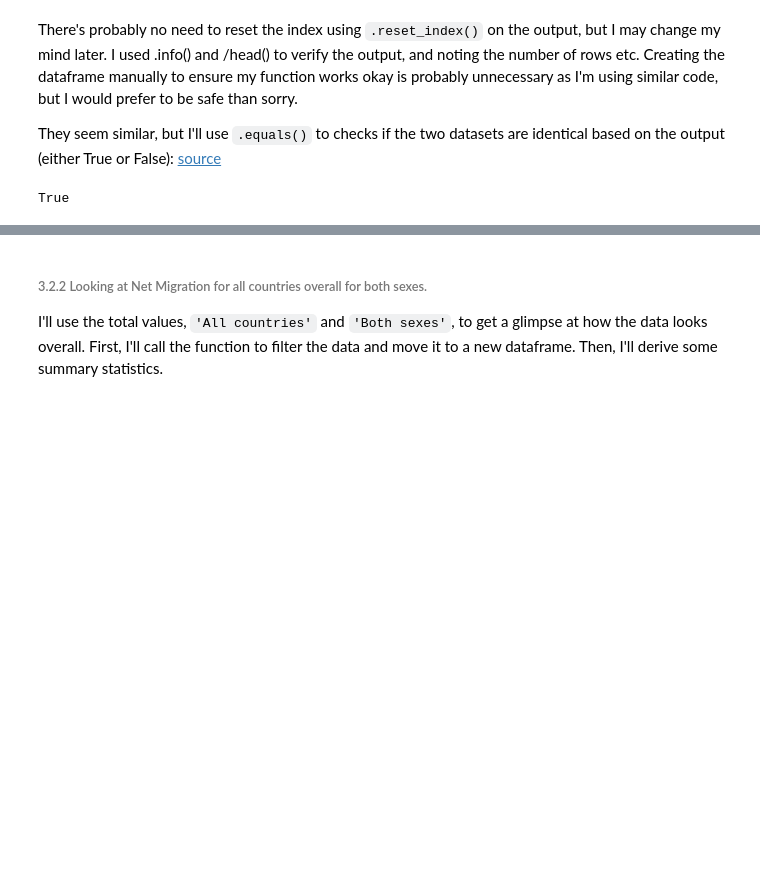
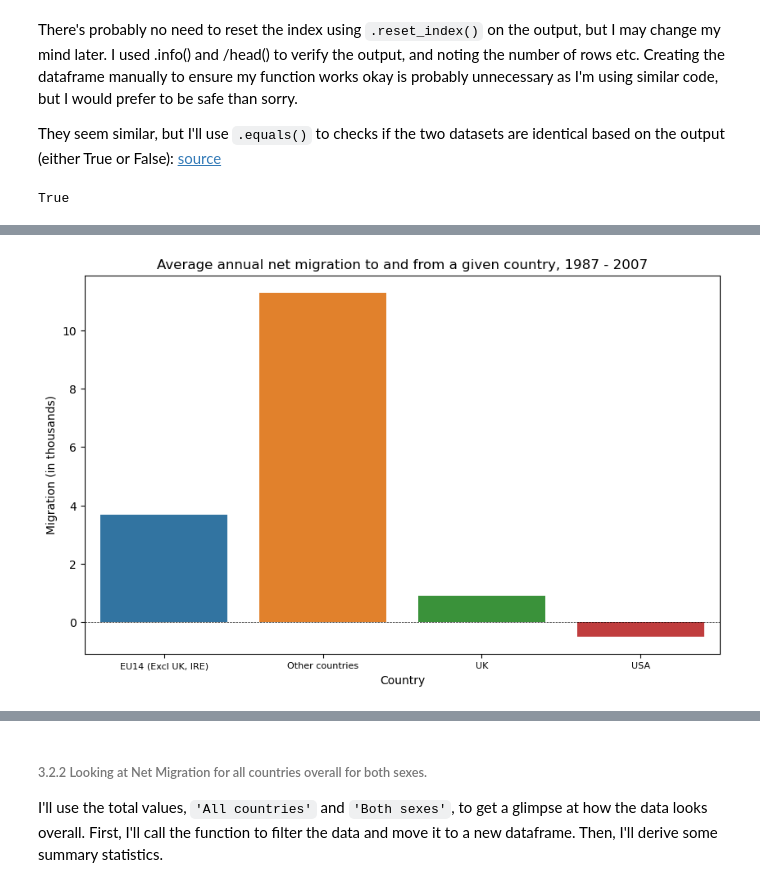
Before and after one commit to EmmaMcC1802/CA1, a Jupyter notebook: CA1_worksheet.ipynb, the cells around one changed output, grey strips where cells are left out. Drawn from its saved outputs; the diff is of its cells as text; code cells hidden in the pictures; blank space fills up the shorter version.

```diff
--- a/CA1_worksheet.ipynb
+++ b/CA1_worksheet.ipynb
@@ -781,0 +719,38 @@ memory usage: 8.1+ KB
+# %%
+net_migration_both_sexes_to_2007 = net_migration_both_sexes[net_migration_both_sexes['year'] < 2008]
+other_countries_filter = net_migration_both_sexes_to_2007[(net_migration_both_sexes_to_2007['country'] == 'Other countries') | (net_migration_both_sexes_to_2007['country'] == 'EU15 to EU27')]
+
+other_countries_pivot = pd.pivot_table(other_countries_filter,
+                                       index='year',
+                                       columns=['country'],
+                                       values='total_migration',
+                                       aggfunc='sum'
+                                      )
+
+other_countries_pivot['Other countries total'] = other_countries_pivot['EU15 to EU27'] + other_countries_pivot['Other countries']
+
+other_countries_pivot = other_countries_pivot.drop(columns = ['EU15 to EU27', 'Other countries'])
+other_countries_pivot = other_countries_pivot.rename(columns = {'Other countries total':'Other countries'})
+other_countries_pivot = other_countries_pivot.melt()
+#other_countries_pivot
+# %%
+#replacing the values:
+net_migration_both_sexes_to_2007.loc[(net_migration_both_sexes_to_2007['country']=='Other countries')&(net_migration_both_sexes_to_2007['year']==2005),'total_migration'] = 39.6
+net_migration_both_sexes_to_2007.loc[(net_migration_both_sexes_to_2007['country']=='Other countries')&(net_migration_both_sexes_to_2007['year']==2006),'total_migration'] = 54.5
+net_migration_both_sexes_to_2007.loc[(net_migration_both_sexes_to_2007['country']=='Other countries')&(net_migration_both_sexes_to_2007['year']==2007),'total_migration'] = 78.8
+net_migration_both_sexes_to_2007=net_migration_both_sexes_to_2007[net_migration_both_sexes_to_2007['country'] != 'EU15 to EU27']
+net_migration_both_sexes_to_2007=net_migration_both_sexes_to_2007.dropna()
+#net_migration_both_sexes_to_2007 #finally ready for visualisation
+# %%
+mean_migration_by_country_to_2007 = net_migration_both_sexes_to_2007.groupby('country')['total_migration'].mean().reset_index()
+
+plt.figure(figsize=(10, 6))      # approx 3:2 graphical ratio
+sns.barplot(x='country', y='total_migration', data=mean_migration_by_country_to_2007)
+plt.xlabel('Country')
+plt.ylabel('Migration (in thousands)')
+plt.title('Average annual net migration to and from a given country, 1987 - 2007')
+plt.xticks(fontsize=8)      # the labels overlap so I have to make the font smaller
+plt.axhline(y=0, color='k', label='y=0', linestyle = '--', linewidth = 0.5)      # horizontal line noting where the axis is
+plt.show()
+# %% [output]
+[figure, added]
```
Also changed, not shown: parts of 58 cells of this notebook, 2 other files.
